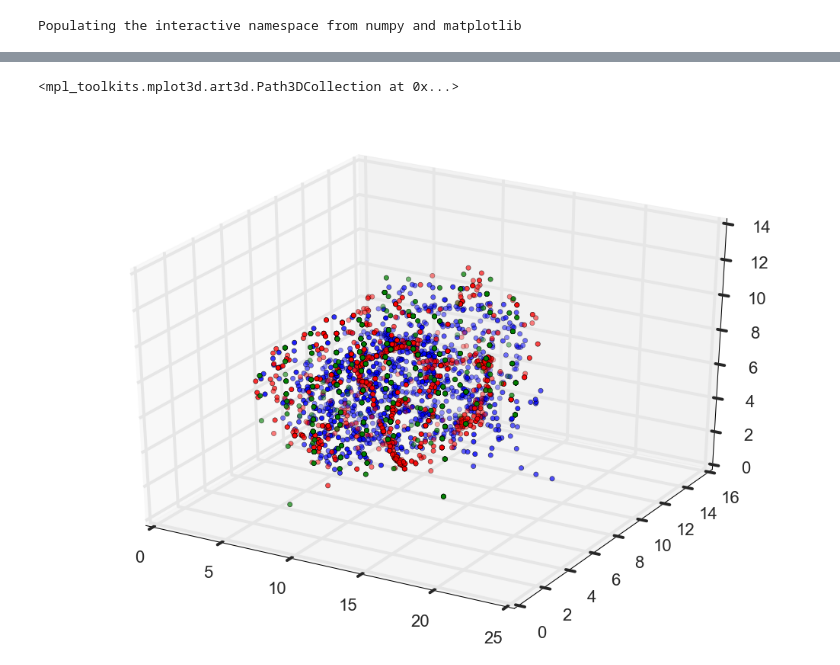
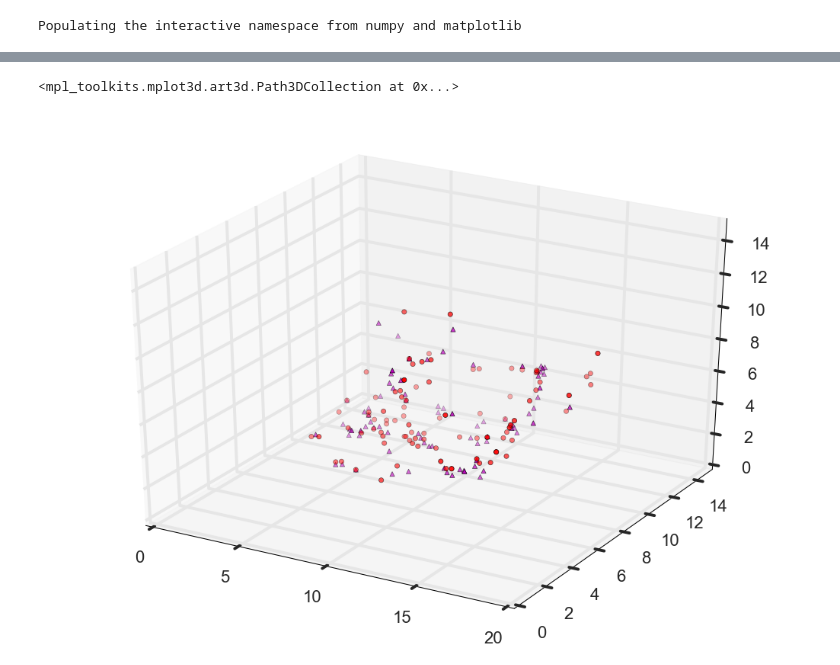
Before and after one commit to celinede/scripts4DWI_dipy_brainhack, a Jupyter notebook: findClosestPoint.ipynb, the cells around one changed output, grey strips where cells are left out. Saved outputs shown, nothing was run; the diff lists cells and outputs as text; code cells hidden in the pictures.

```diff
--- a/findClosestPoint.ipynb
+++ b/findClosestPoint.ipynb
@@ -337,0 +356,27 @@ for ep in endpoints:
+# %%
+# rough check of the projected points positions compared to the initial endpoints and the nodes' positions
+
+import matplotlib.pyplot as plt
+from mpl_toolkits.mplot3d import Axes3D
+
+sns.set_context('poster')
+sns.set_style("white")
+
+fig = plt.figure()
+ax = fig.add_subplot(111, projection='3d')
+ax.set_xlim3d(0,20)
+ax.set_ylim3d(0,15)
+ax.set_zlim3d(0,15)
+
+ep_nb = 335
+
+ax.scatter3D(endpoints[ep_nb,0],endpoints[ep_nb,1],endpoints[ep_nb,2],c='b')
+ax.scatter3D(nodes_coords[ep_nb,0],nodes_coords[ep_nb,1],nodes_coords[ep_nb,2],c='g')
+ax.scatter3D(points2[ep_nb,0],points2[ep_nb,1],points2[ep_nb,2],c='r',marker='o')
+
+#ax.scatter3D(points[0,0],points[0,1],points[0,2],c='m',marker='^')
+
+no_points = getPointsPositionsOfANode(tree, nodes_id[ep_nb])
+ax.scatter3D(no_points[:,0],no_points[:,1],no_points[:,2],c='y',marker='+')
+
+#plt.savefig(path+'P8_F10_ep'+str(ep_nb)+'.png')
@@ -338,14 +386,19 @@ for ep in endpoints:
 # %%
 # rough check of the projected points positions compared to the initial endpoints and the nodes' positions
 
 import matplotlib.pyplot as plt
 from mpl_toolkits.mplot3d import Axes3D
 fig = plt.figure()
 ax = fig.add_subplot(111, projection='3d')
+ax.set_xlim3d(0,20)
+ax.set_ylim3d(0,15)
+ax.set_zlim3d(0,15)
 
+#ax.scatter3D(endpoints[:,0],endpoints[:,1],endpoints[:,2],c='b')
+#ax.scatter3D(nodes_coords[:,0],nodes_coords[:,1],nodes_coords[:,2],c='g')
 ax.scatter3D(points[:,0],points[:,1],points[:,2],c='r')
-ax.scatter3D(endpoints[:,0],endpoints[:,1],endpoints[:,2])
-ax.scatter3D(nodes_coords[:,0],nodes_coords[:,1],nodes_coords[:,2],c='g')
+
+ax.scatter3D(points2[0:100,0],points2[0:100,1],points2[0:100,2],c='m',marker='^')
 # %% [output]
 <mpl_toolkits.mplot3d.art3d.Path3DCollection at 0x...>
-[figure, old version]
+[figure, new version]
```
Also changed, not shown: parts of 14 cells of this notebook.
